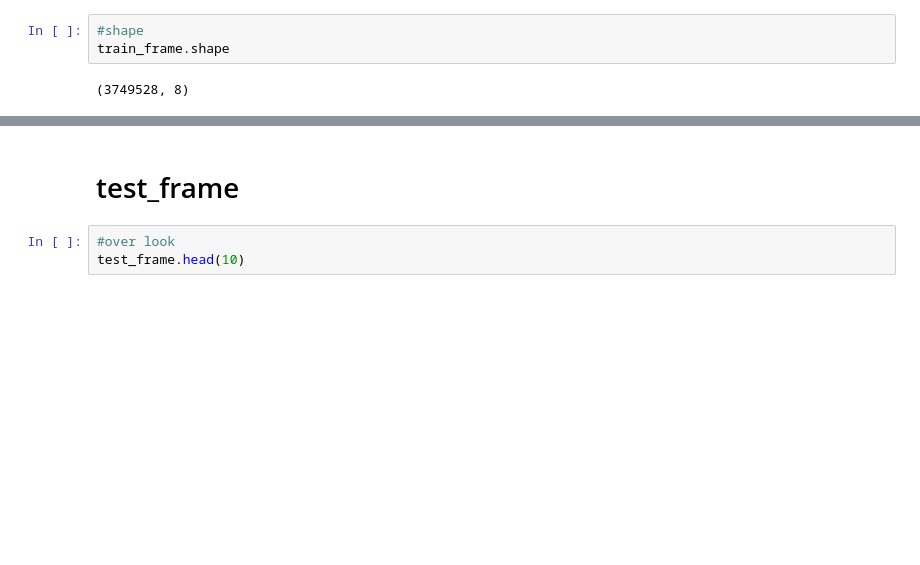
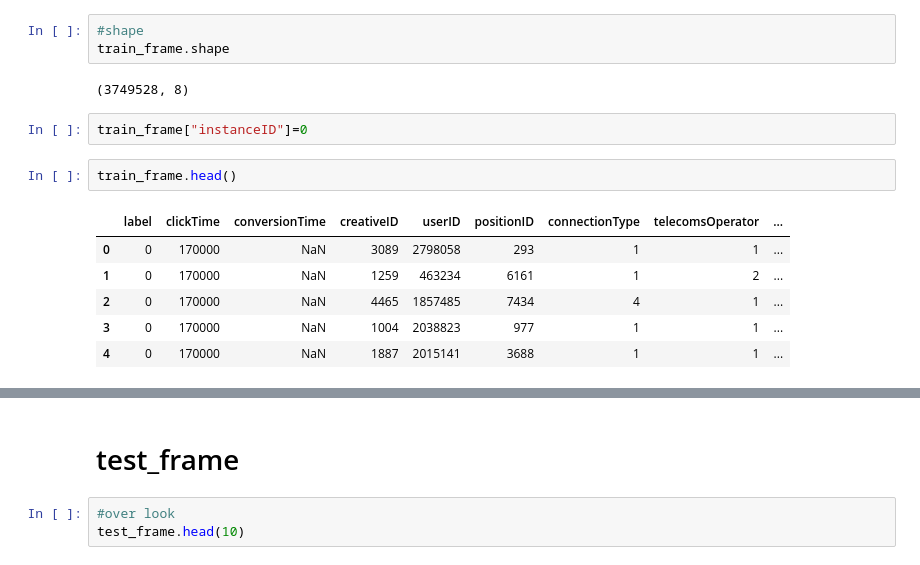
Before and after one commit to XierHacker/SK-LearnExamples, a Jupyter notebook: TencentAD/source/merge_practice.ipynb, the cells around one changed output, grey strips where cells are left out. Cells and saved outputs as stored; diff of their text form; blank space fills up the shorter version.

```diff
--- a/TencentAD/source/merge_practice.ipynb
+++ b/TencentAD/source/merge_practice.ipynb
@@ -28,3 +28,14 @@ train_frame.head(10)
 train_frame.shape
 # %% [output]
 (3749528, 8)
+# %%
+train_frame["instanceID"]=0
+# %%
+train_frame.head()
+# %% [output]
+|  | label | clickTime | conversionTime | creativeID | userID | positionID | connectionType | telecomsOperator | ... |
+| 0 | 0 | 170000 | NaN | 3089 | 2798058 | 293 | 1 | 1 | ... |
+| 1 | 0 | 170000 | NaN | 1259 | 463234 | 6161 | 1 | 2 | ... |
+| 2 | 0 | 170000 | NaN | 4465 | 1857485 | 7434 | 4 | 1 | ... |
+| 3 | 0 | 170000 | NaN | 1004 | 2038823 | 977 | 1 | 1 | ... |
+| 4 | 0 | 170000 | NaN | 1887 | 2015141 | 3688 | 1 | 1 | ... |
```
Also changed, not shown: parts of 14 cells of this notebook, 5 other files.
